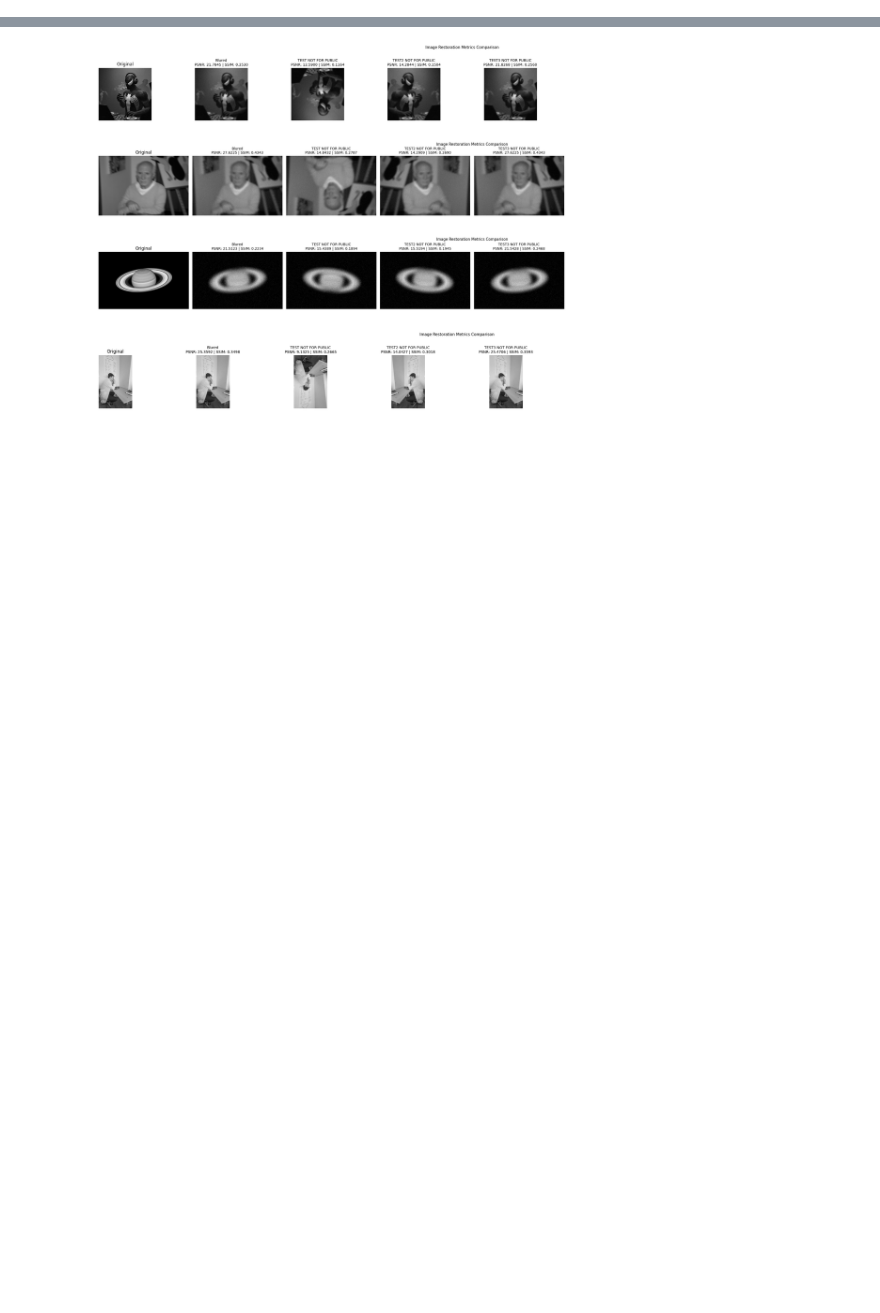
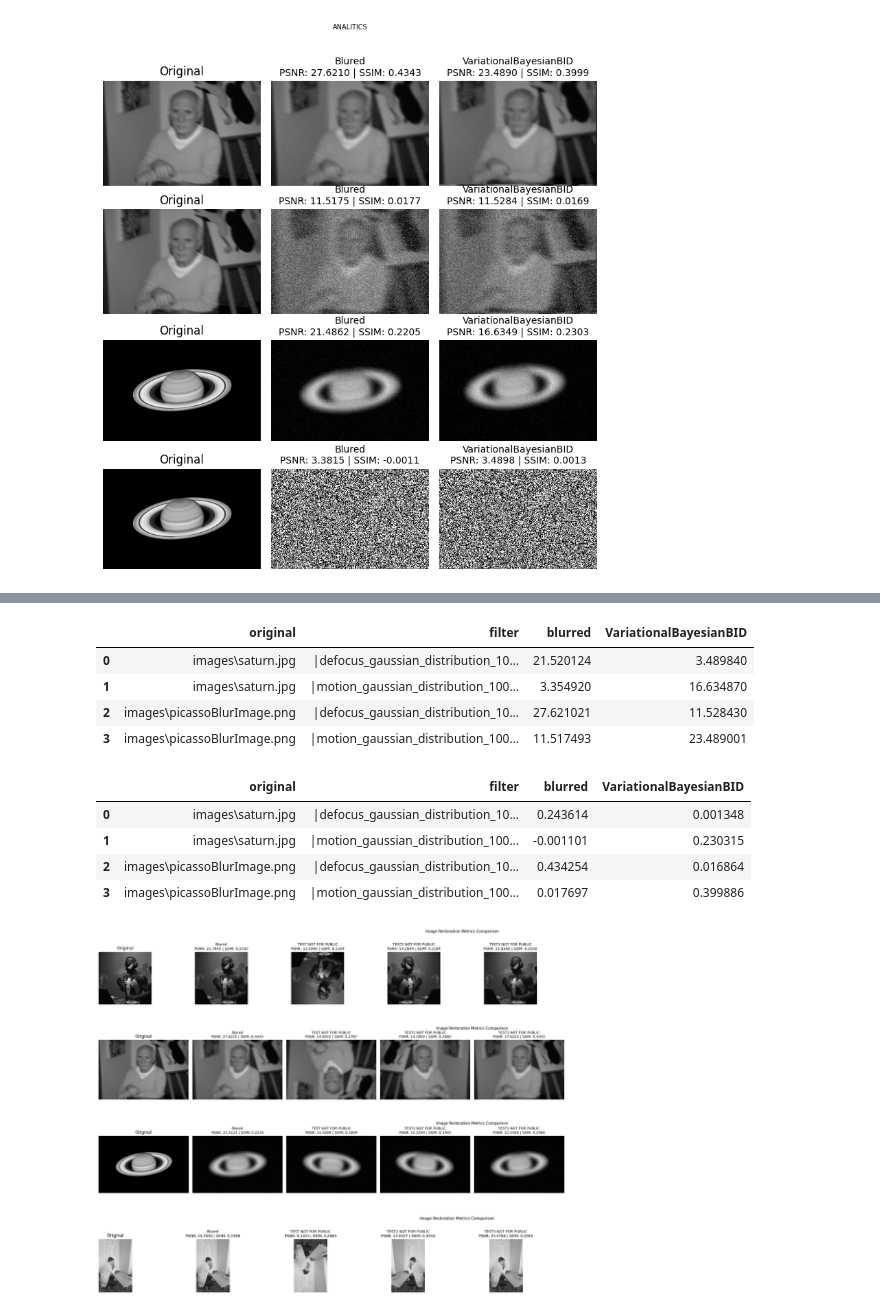
Before and after one commit to PavelYurov/BlindDeconvolution, a Jupyter notebook: main.ipynb, the cells around one changed output, grey strips where cells are left out. Cells and saved outputs as stored; diff of their text form; code cells hidden in the pictures; blank space fills up the shorter version.

```diff
--- a/main.ipynb
+++ b/main.ipynb
@@ -81,0 +126,3 @@ tmp.full_process([[fl9,fl4],[fl8,fl1]],[alg_test1,alg_test2,alg_hqmbr],size=0.5)
+# %%
+tmp.full_process([[fl9,fl4],[fl8,fl1]],[alg_vbid],size=0.5)
+# %% [output]
@@ -81,0 +130 @@ tmp.full_process([[fl9,fl4],[fl8,fl1]],[alg_test1,alg_test2,alg_hqmbr],size=0.5)
+[figure, added]
@@ -82,3 +136,13 @@ tmp.full_process([[fl9,fl4],[fl8,fl1]],[alg_test1,alg_test2,alg_hqmbr],size=0.5)
+|  | original | filter | blurred | VariationalBayesianBID |
+| 0 | images\saturn.jpg | |defocus_gaussian_distribution_10... | 21.520124 | 3.489840 |
+| 1 | images\saturn.jpg | |motion_gaussian_distribution_100... | 3.354920 | 16.634870 |
+| 2 | images\picassoBlurImage.png | |defocus_gaussian_distribution_10... | 27.621021 | 11.528430 |
+| 3 | images\picassoBlurImage.png | |motion_gaussian_distribution_100... | 11.517493 | 23.489001 |
+|  | original | filter | blurred | VariationalBayesianBID |
+| 0 | images\saturn.jpg | |defocus_gaussian_distribution_10... | 0.243614 | 0.001348 |
+| 1 | images\saturn.jpg | |motion_gaussian_distribution_100... | -0.001101 | 0.230315 |
+| 2 | images\picassoBlurImage.png | |defocus_gaussian_distribution_10... | 0.434254 | 0.016864 |
+| 3 | images\picassoBlurImage.png | |motion_gaussian_distribution_100... | 0.017697 | 0.399886 |
 # %%
 # tmp.full_process([fl8,fl5,fl4],[alg1,alg2],1.0) #пайплайн из наложения смазов и восстановления заданными методами, нахождение лучшего и худшего и их вывод
 # %%
```
Also changed, not shown: parts of 5 cells of this notebook, 6 other files.
